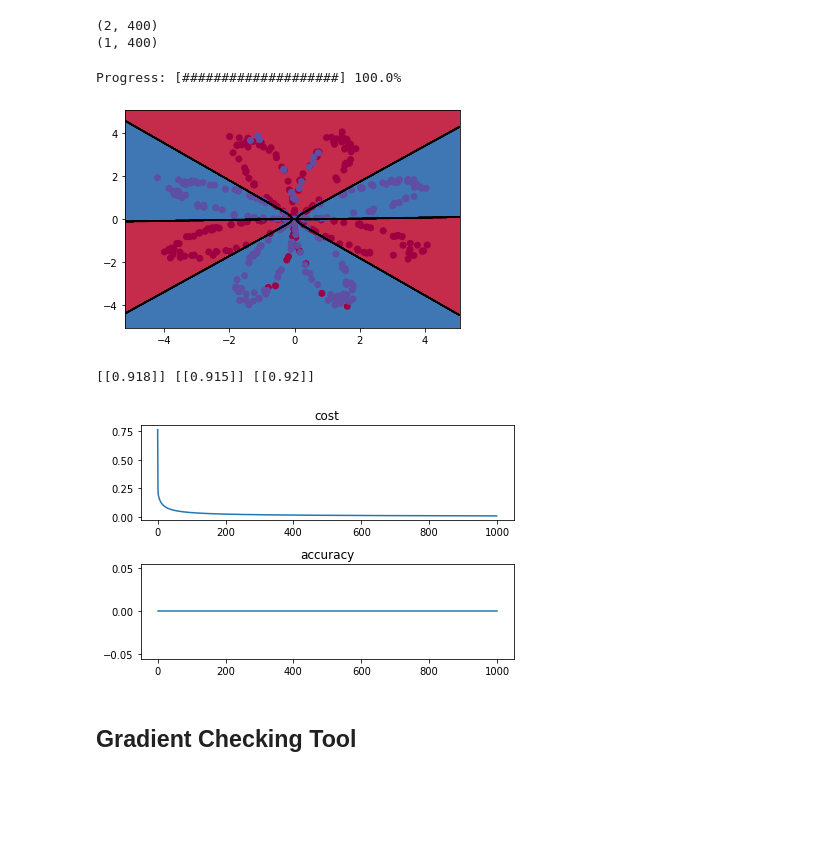
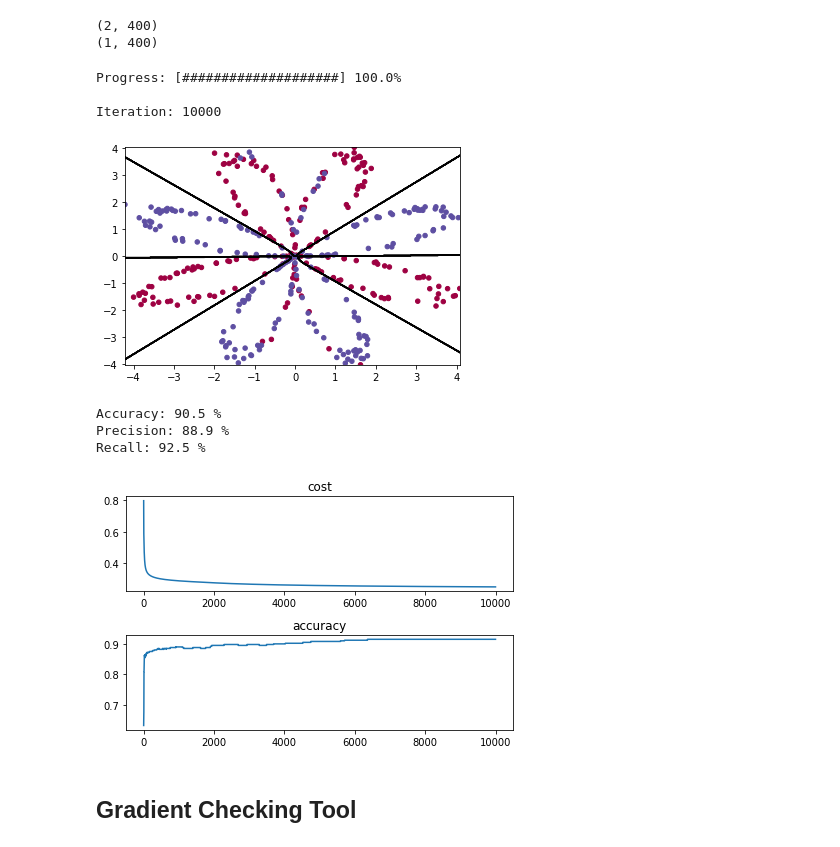
Before and after one commit to ryancardenas/PyNeuralNet, a Jupyter notebook: pynn.dev.ipynb, the cells around one changed output. Cells and saved outputs as stored; diff of their text form; code cells hidden in the pictures; blank space fills up the shorter version.

```diff
--- a/pynn.dev.ipynb
+++ b/pynn.dev.ipynb
@@ -100,29 +131,32 @@ print(Y.shape)
 # %%
 np.random.seed(2)
 
 num_iterations = 10000
 learning_rate = 1.2
 layout = ((4, 'tanh'),
           (1, 'sigmoid'),
          )
 
 network = pn.buildNetwork(layout, X.shape[0])
-newtork, costs, accs = pn.gradientDescent(X, Y, network, num_iterations, learning_rate,
-                        costfunction='logistic', showprogress=True, debugmsg='cost',
-                        recording=False)
+newtork, costs, accs = network.gradientDescent(X, Y, num_iterations, learning_rate,
+                        showprogress=True, debugmsg='', recording=True)
 
 
 print('Iteration:', num_iterations)
 pn.plot2DBoundary(X, Y, network, lines=True, fill=False, marksize=20)
-H = pn.predict(X, network)
+H = network.predict(X)
 acc, prec, rec = pn.evaluateModel(H, Y)
 print('Accuracy:', acc[0,0]*100, '%')
 print('Precision:', prec[0,0]*100, '%')
 print('Recall:', rec[0,0]*100, '%')
 # %% [output]
 Progress: [####################] 100.0%
+
+Iteration: 10000
-[figure, old version]
+[figure, new version]
-[[0.918]] [[0.915]] [[0.92]]
+Accuracy: 90.5 %
+Precision: 88.9 %
+Recall: 92.5 %
 # %%
 plt.subplot(211)
 plt.plot(costs, label='cost')
@@ -135,7 +169,7 @@ plt.title('accuracy')
 plt.tight_layout()
 plt.show()
 # %% [output]
-[figure, old version]
+[figure, new version]
 # %% [markdown]
 ## Gradient Checking Tool
 # %%
```
Also changed, not shown: parts of 7 cells of this notebook, 1 other file.
